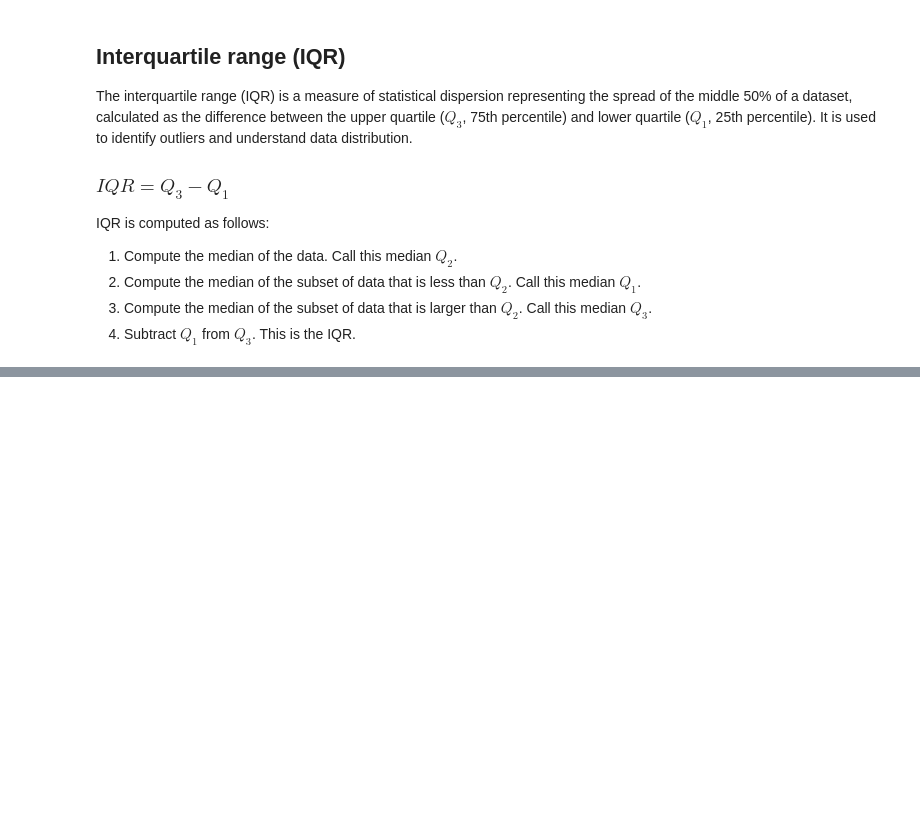
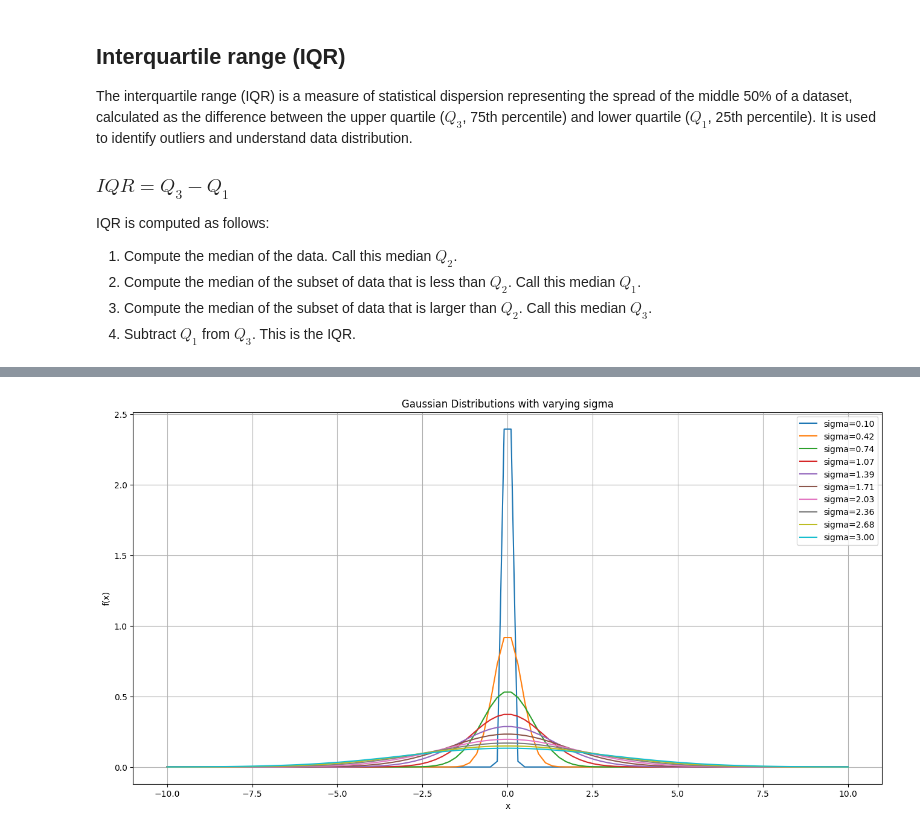
Before and after one commit to hayohtee/ml-math, a Jupyter notebook: statistics/descriptive_statistics.ipynb, the cells around one changed output, grey strips where cells are left out. Saved outputs shown, nothing was run; the diff lists cells and outputs as text; code cells hidden in the pictures; blank space fills up the shorter version.

```diff
--- a/statistics/descriptive_statistics.ipynb
+++ b/statistics/descriptive_statistics.ipynb
@@ -106,0 +144,20 @@ IQR is computed as follows:
+# %%
+N = 10
+sigmas = np.linspace(0.1, 3, N)
+
+G = np.empty((N, len(X)))
+
+for i in range(N):
+    G[i, :] = np.array([gaussian(x, 0, sigmas[i]) for x in X])
+
+plt.figure(figsize=(16, 8))
+for i in range(N):
+    plt.plot(X, G[i, :], label=f'sigma={sigmas[i]:.2f}')
+plt.title("Gaussian Distributions with varying sigma")
+plt.xlabel("x")
+plt.ylabel("f(x)")
+plt.legend()
+plt.grid()
+plt.show()
+# %% [output]
+[figure, added]
```
Also changed, not shown: parts of 7 cells of this notebook.
